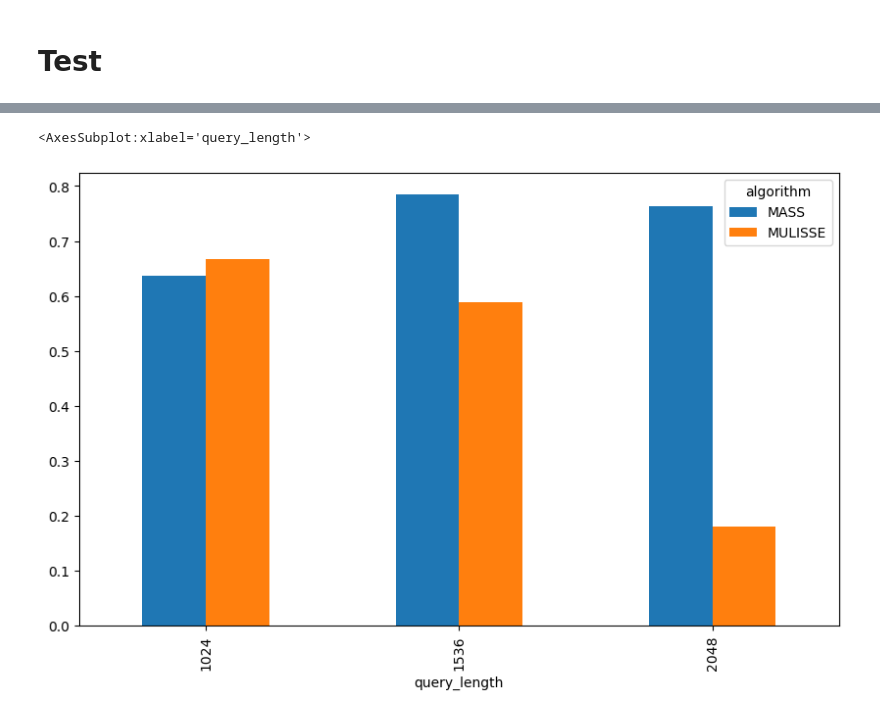
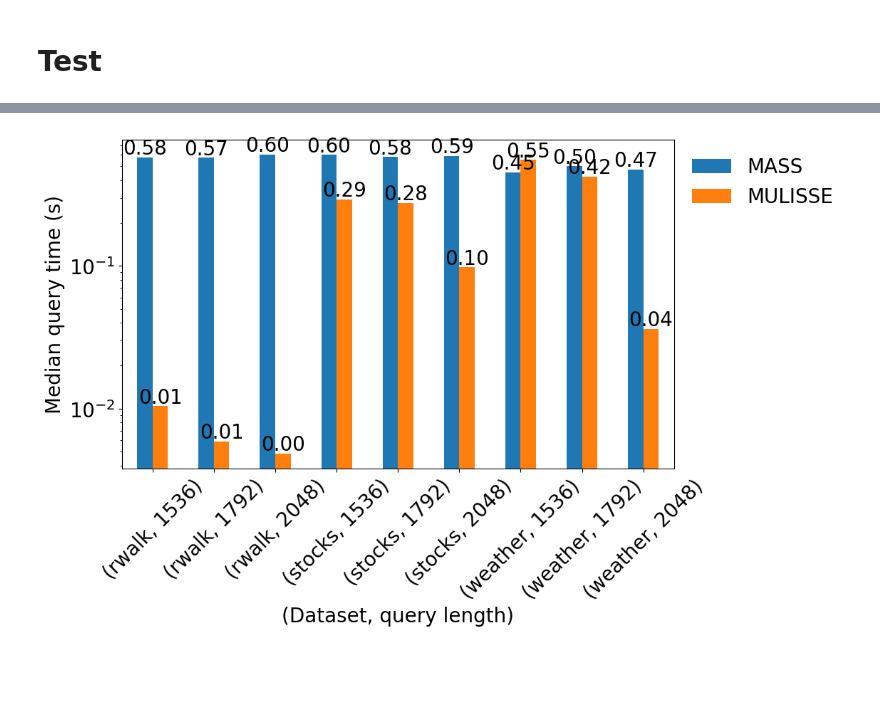
Before and after one commit to BPelokTUE/MULISSE, a Jupyter notebook: analyze/main.ipynb, the cells around one changed output, grey strips where cells are left out. Cells and saved outputs as stored; diff of their text form; code cells hidden in the pictures; blank space fills up the shorter version.

```diff
--- a/analyze/main.ipynb
+++ b/analyze/main.ipynb
@@ -152,12 +127,33 @@ view.groupby(['algorithm', 'query_length']).total_time_s.median().unstack()
-# %%
-fig, ax = plt.subplots(figsize=(10, 6))
-
-view.groupby(['query_length', "algorithm"]).total_time_s.median().unstack().plot(kind='bar', ax=ax)
-
-# ax.set_yscale("log")
-# %% [output]
-<AxesSubplot:xlabel='query_length'>
-[figure, removed]
+# %%
+# Set fontsize of everything
+plt.rcParams.update({'font.size': 20})
+
+fig, ax = plt.subplots(figsize=(10, 6))
+
+bar_plot = view.groupby(['dataset', 'query_length', "algorithm"]).total_time_s.median().unstack().plot(kind='bar', ax=ax)
+
+# Rotate xticks
+plt.xticks(rotation=45)
+
+ax.set_ylabel("Median query time (s)")
+ax.set_xlabel("(Dataset, query length)")
+
+ax.legend(title=None, loc='upper left', bbox_to_anchor=(1, 1), frameon=False)
+ax.set_yscale("log")
+
+# Add annotations
+for p in bar_plot.patches:
+    bar_plot.annotate(format(p.get_height(), '.2f'),
+                      (p.get_x() + p.get_width() / 2., p.get_height()),
+                      ha = 'center', va = 'center',
+                      xytext = (0, 9),
+                      textcoords = 'offset points')
+
+# ax.set_ylim(0.01, 1)
+
+# plt.tight_layout()
+# %% [output]
+[figure, added]
 # %%
 view.groupby(['algorithm', 'query_length']).num_ts_examined.median().unstack()
 # %% [output]
```
Also changed, not shown: parts of 5 cells of this notebook, 2 other files.
